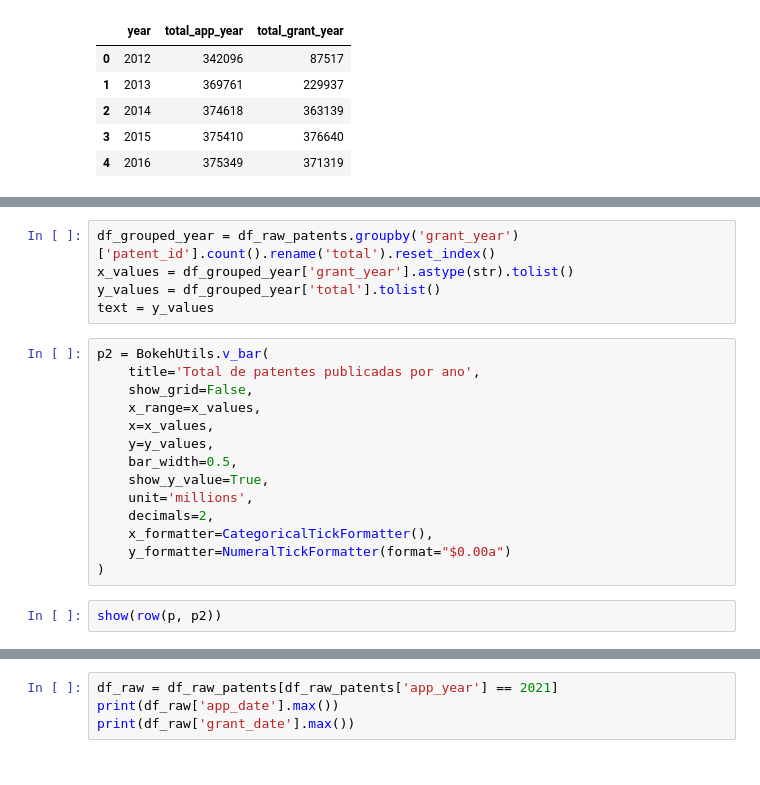
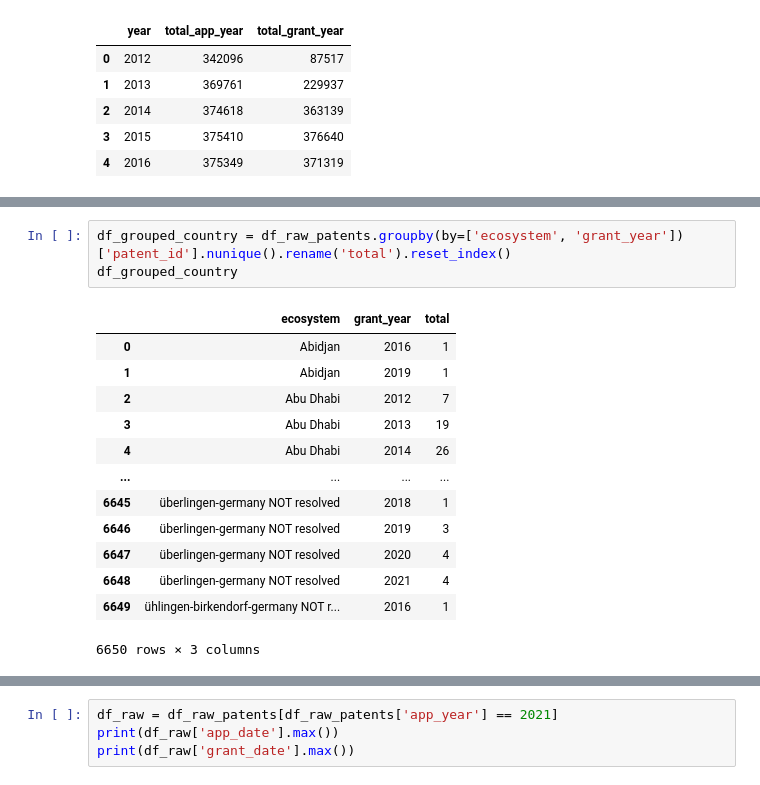
Before and after one commit to tseronni/genome, a Jupyter notebook: notebooks/01_data_preparation.ipynb, the cells around one changed output, grey strips where cells are left out. Saved outputs shown, nothing was run; the diff lists cells and outputs as text.

```diff
--- a/notebooks/01_data_preparation.ipynb
+++ b/notebooks/01_data_preparation.ipynb
@@ -263,21 +238,17 @@ p = BokehUtils.v_bar(
-# %%
-df_grouped_year = df_raw_patents.groupby('grant_year')['patent_id'].count().rename('total').reset_index()
-x_values = df_grouped_year['grant_year'].astype(str).tolist()
-y_values = df_grouped_year['total'].tolist()
-text = y_values
-# %%
-p2 = BokehUtils.v_bar(
-    title='Total de patentes publicadas por ano',
-    show_grid=False,
-    x_range=x_values,
-    x=x_values,
-    y=y_values,
-    bar_width=0.5,
-    show_y_value=True,
-    unit='millions',
-    decimals=2,
-    x_formatter=CategoricalTickFormatter(),
-    y_formatter=NumeralTickFormatter(format="$0.00a")
-)
-# %%
-show(row(p, p2))
+# %%
+df_grouped_country = df_raw_patents.groupby(by=['ecosystem', 'grant_year'])['patent_id'].nunique().rename('total').reset_index()
+df_grouped_country
+# %% [output]
+|  | ecosystem | grant_year | total |
+| 0 | Abidjan | 2016 | 1 |
+| 1 | Abidjan | 2019 | 1 |
+| 2 | Abu Dhabi | 2012 | 7 |
+| 3 | Abu Dhabi | 2013 | 19 |
+| 4 | Abu Dhabi | 2014 | 26 |
+| ... | ... | ... | ... |
+| 6645 | überlingen-germany NOT resolved | 2018 | 1 |
+| 6646 | überlingen-germany NOT resolved | 2019 | 3 |
+| 6647 | überlingen-germany NOT resolved | 2020 | 4 |
+| 6648 | überlingen-germany NOT resolved | 2021 | 4 |
+| 6649 | ühlingen-birkendorf-germany NOT r... | 2016 | 1 |
+6650 rows × 3 columns
```
Also changed, not shown: parts of 7 cells of this notebook, 1 other file.
